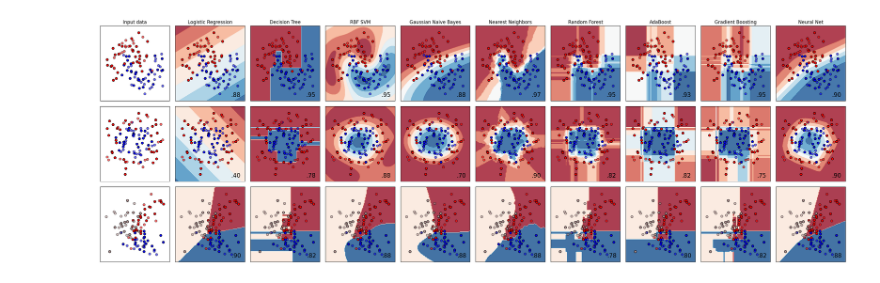
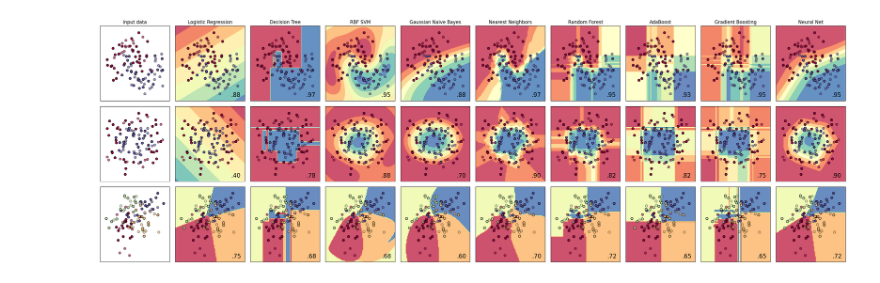
Before and after one commit to AI4BP/ainotes, a Jupyter notebook: sklearn-getting-started/ipynb/classifier-comparison.ipynb, the cells around one changed output. Drawn from its saved outputs; the diff is of its cells as text; code cells hidden in the pictures.

```diff
--- a/sklearn-getting-started/ipynb/classifier-comparison.ipynb
+++ b/sklearn-getting-started/ipynb/classifier-comparison.ipynb
@@ -35,7 +35,7 @@ names = [
     "Random Forest",
     "AdaBoost",
     "Gradient Boosting",
-    "Neural Net",
+    "Neural Net"
 ]
 
 classifiers = [
@@ -47,12 +47,10 @@ classifiers = [
     RandomForestClassifier(),
     AdaBoostClassifier(),
     GradientBoostingClassifier(),
-    MLPClassifier(alpha=1, max_iter=1000),
+    MLPClassifier(alpha=1, max_iter=1000)
 ]
 
-X, y = make_classification(
-    n_features=2, n_redundant=0, n_informative=2, n_clusters_per_class=1, n_classes=3
-)
+X, y = make_classification(n_features=2, n_redundant=0, n_informative=2, n_clusters_per_class=1, n_classes=4)
 rng = np.random.RandomState(2)
 X += 2 * rng.uniform(size=X.shape)
 linearly_separable = (X, y)
@@ -60,85 +58,66 @@ linearly_separable = (X, y)
 datasets = [
     make_moons(noise=0.3, random_state=0),
     make_circles(noise=0.2, factor=0.5, random_state=1),
-    linearly_separable,
+    linearly_separable
 ]
 
 figure = plt.figure(figsize=(27, 9))
+
 i = 1
+
 # iterate over datasets
 for ds_cnt, ds in enumerate(datasets):
     # preprocess dataset, split into training and test part
     X, y = ds
     X = StandardScaler().fit_transform(X)
-    X_train, X_test, y_train, y_test = train_test_split(
-        X, y, test_size=0.4, random_state=42
-    )
+    X_train, X_test, y_train, y_test = train_test_split(X, y, test_size=0.4, random_state=42)
 
     x_min, x_max = X[:, 0].min() - 0.5, X[:, 0].max() + 0.5
     y_min, y_max = X[:, 1].min() - 0.5, X[:, 1].max() + 0.5
 
-    # just plot the dataset first
-    cm = plt.cm.RdBu
-    cm_bright = ListedColormap(["#FF0000", "#af9090", "#0000FF"])
+    # plot the dataset
+    cm = plt.cm.Spectral
     ax = plt.subplot(len(datasets), len(classifiers) + 1, i)
     if ds_cnt == 0:
         ax.set_title("Input data")
 
-    # Plot the training points
-    ax.scatter(X_train[:, 0], X_train[:, 1], c=y_train, cmap=cm_bright, edgecolors="k")
+    # plot the training points
+    ax.scatter(X_train[:, 0], X_train[:, 1], c=y_train, cmap=cm, edgecolors="k")
 
-    # Plot the testing points
-    ax.scatter(
-        X_test[:, 0], X_test[:, 1], c=y_test, cmap=cm_bright, alpha=0.6, edgecolors="k"
-    )
+    # plot the testing points
+    ax.scatter(X_test[:, 0], X_test[:, 1], c=y_test, cmap=cm, alpha=0.6, edgecolors="k")
     ax.set_xlim(x_min, x_max)
     ax.set_ylim(y_min, y_max)
     ax.set_xticks(())
     ax.set_yticks(())
     i += 1
 
     # iterate over classifiers
     for name, clf in zip(names, classifiers):
         ax = plt.subplot(len(datasets), len(classifiers) + 1, i)
         clf.fit(X_train, y_train)
         score = clf.score(X_test, y_test)
-        DecisionBoundaryDisplay.from_estimator(
-            clf, X, cmap=cm, alpha=0.8, ax=ax, eps=0.5
-        )
+        DecisionBoundaryDisplay.from_estimator(clf, X, cmap=cm, alpha=0.8, ax=ax, eps=0.5)
 
         # Plot the training points
-        ax.scatter(
-            X_train[:, 0], X_train[:, 1], c=y_train, cmap=cm_bright, edgecolors="k"
-        )
+        ax.scatter(X_train[:, 0], X_train[:, 1], c=y_train, cmap=cm, edgecolors="k")
+
         # Plot the testing points
-        ax.scatter(
-            X_test[:, 0],
-            X_test[:, 1],
-            c=y_test,
-            cmap=cm_bright,
-            edgecolors="k",
-            alpha=0.6,
-        )
+        ax.scatter(X_test[:, 0], X_test[:, 1], c=y_test, cmap=cm, edgecolors="k", alpha=0.6)
 
         ax.set_xlim(x_min, x_max)
         ax.set_ylim(y_min, y_max)
         ax.set_xticks(())
         ax.set_yticks(())
         if ds_cnt == 0:
             ax.set_title(name)
-        ax.text(
-            x_max - 0.3,
-            y_min + 0.3,
-            ("%.2f" % score).lstrip("0"),
-            size=15,
-            horizontalalignment="right",
-        )
+        ax.text(x_max - 0.3, y_min + 0.3, ("%.2f" % score).lstrip("0"), size=15, horizontalalignment="right")
         i += 1
 
 plt.tight_layout()
 plt.show()
 # %% [output]
-[figure, old version]
+[figure, new version]
 # %% [markdown]
 <a style='text-decoration:none;line-height:16px;display:flex;color:#5B5B62;padding:10px;justify-content:end;' href='https://deepnote.com?utm_source=created-in-deepnote-cell&projectId=d0fd9439-c605-456d-a503-a84c619fa8f8' target="_blank">
 <img alt='Created in deepnote.com' style='display:inline;max-height:16px;margin:0px;margin-right:7.5px;' src='embedded-picture-1' > </img>
```
